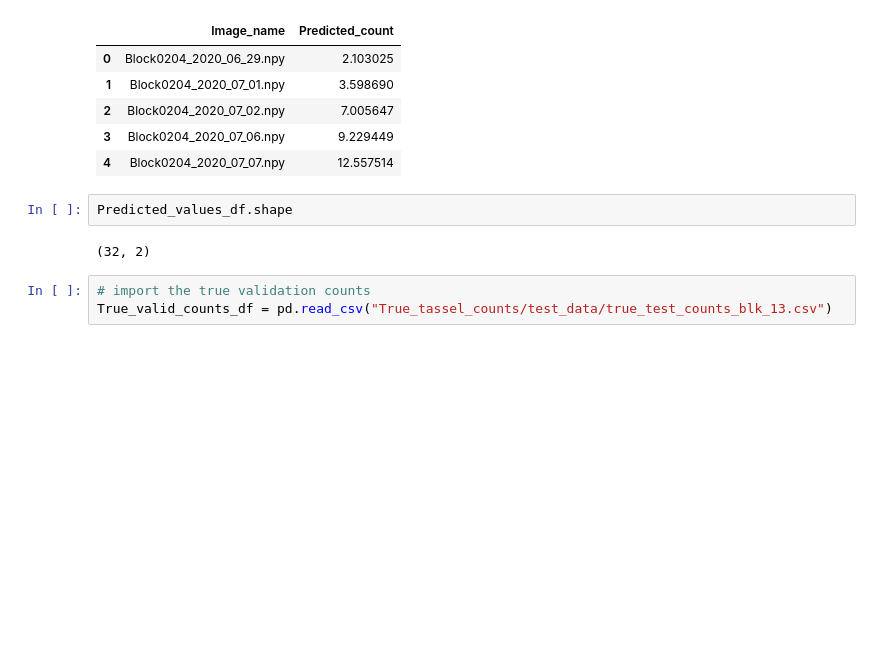
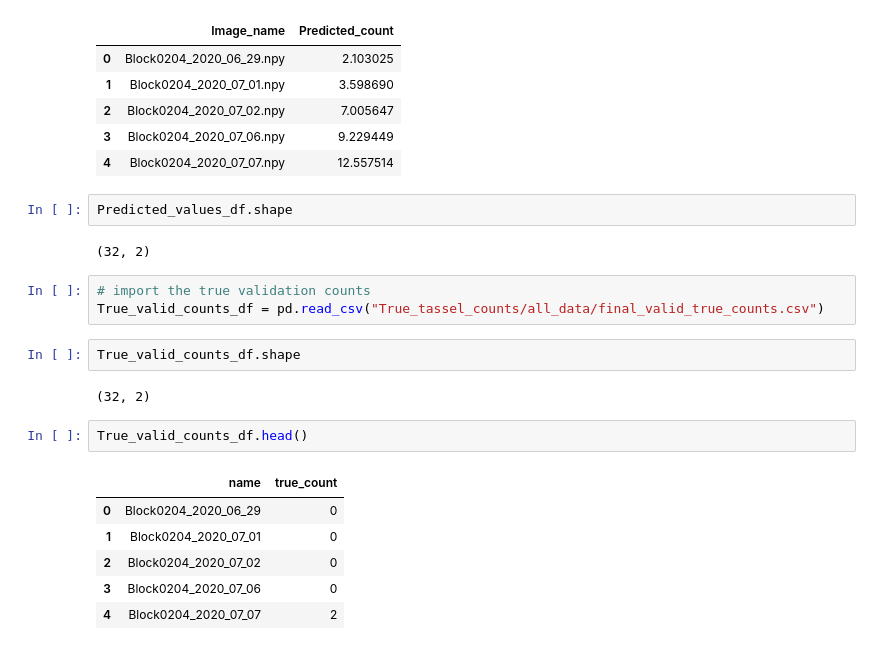
Before and after one commit to Gayara-Fernando/TN_mc_dropout, a Jupyter notebook: Prediction_validation_data_for_calibration_model.ipynb, the cells around one changed output. Saved outputs shown, nothing was run; the diff lists cells and outputs as text; blank space fills up the shorter version.

```diff
--- a/Prediction_validation_data_for_calibration_model.ipynb
+++ b/Prediction_validation_data_for_calibration_model.ipynb
@@ -216,4 +216,17 @@ Predicted_values_df.shape
 (32, 2)
 # %%
 # import the true validation counts
-True_valid_counts_df = pd.read_csv("True_tassel_counts/test_data/true_test_counts_blk_13.csv")
+True_valid_counts_df = pd.read_csv("True_tassel_counts/all_data/final_valid_true_counts.csv")
+# %%
+True_valid_counts_df.shape
+# %% [output]
+(32, 2)
+# %%
+True_valid_counts_df.head()
+# %% [output]
+|  | name | true_count |
+| 0 | Block0204_2020_06_29 | 0 |
+| 1 | Block0204_2020_07_01 | 0 |
+| 2 | Block0204_2020_07_02 | 0 |
+| 3 | Block0204_2020_07_06 | 0 |
+| 4 | Block0204_2020_07_07 | 2 |
```
Also changed, not shown: parts of 9 cells of this notebook.
